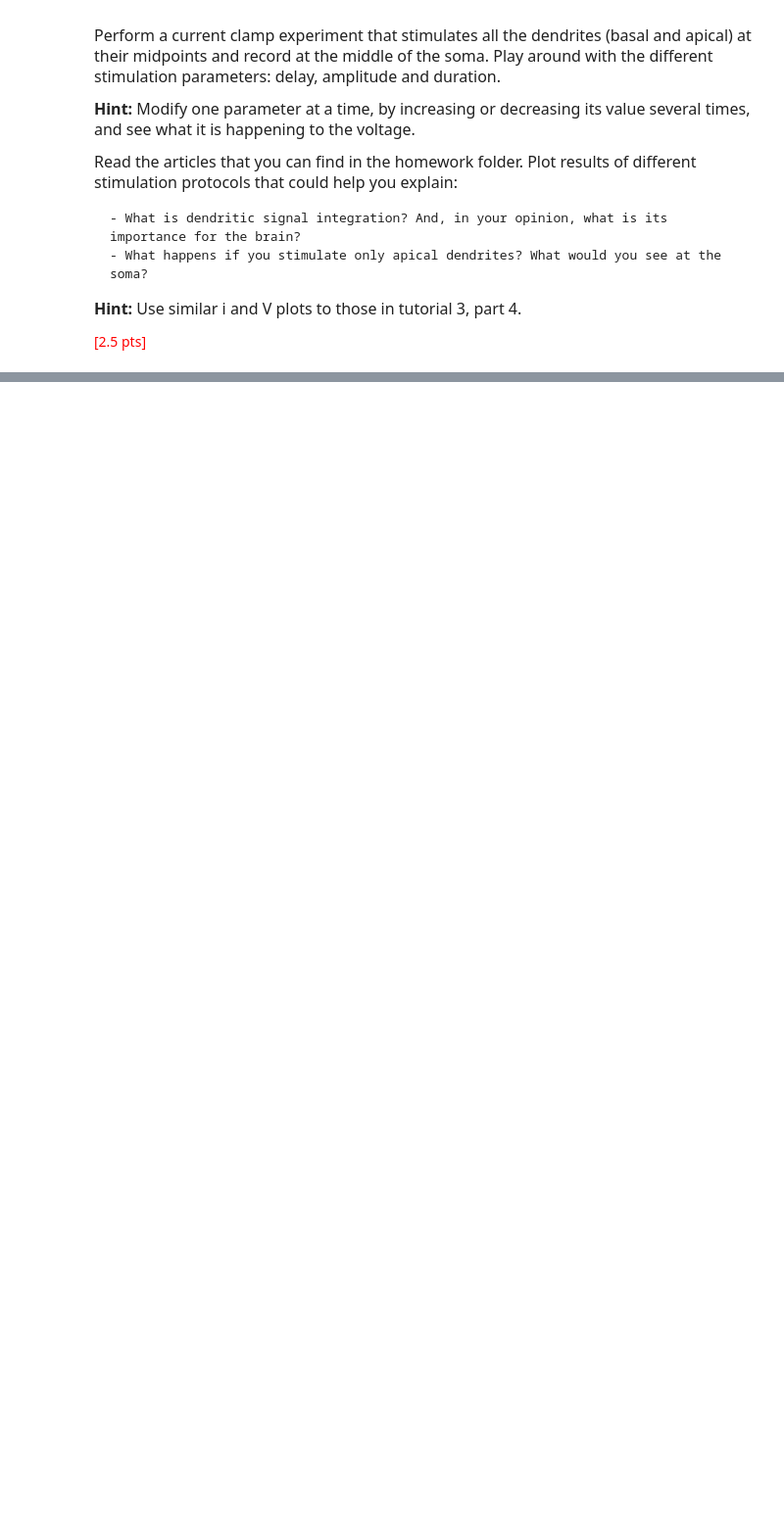
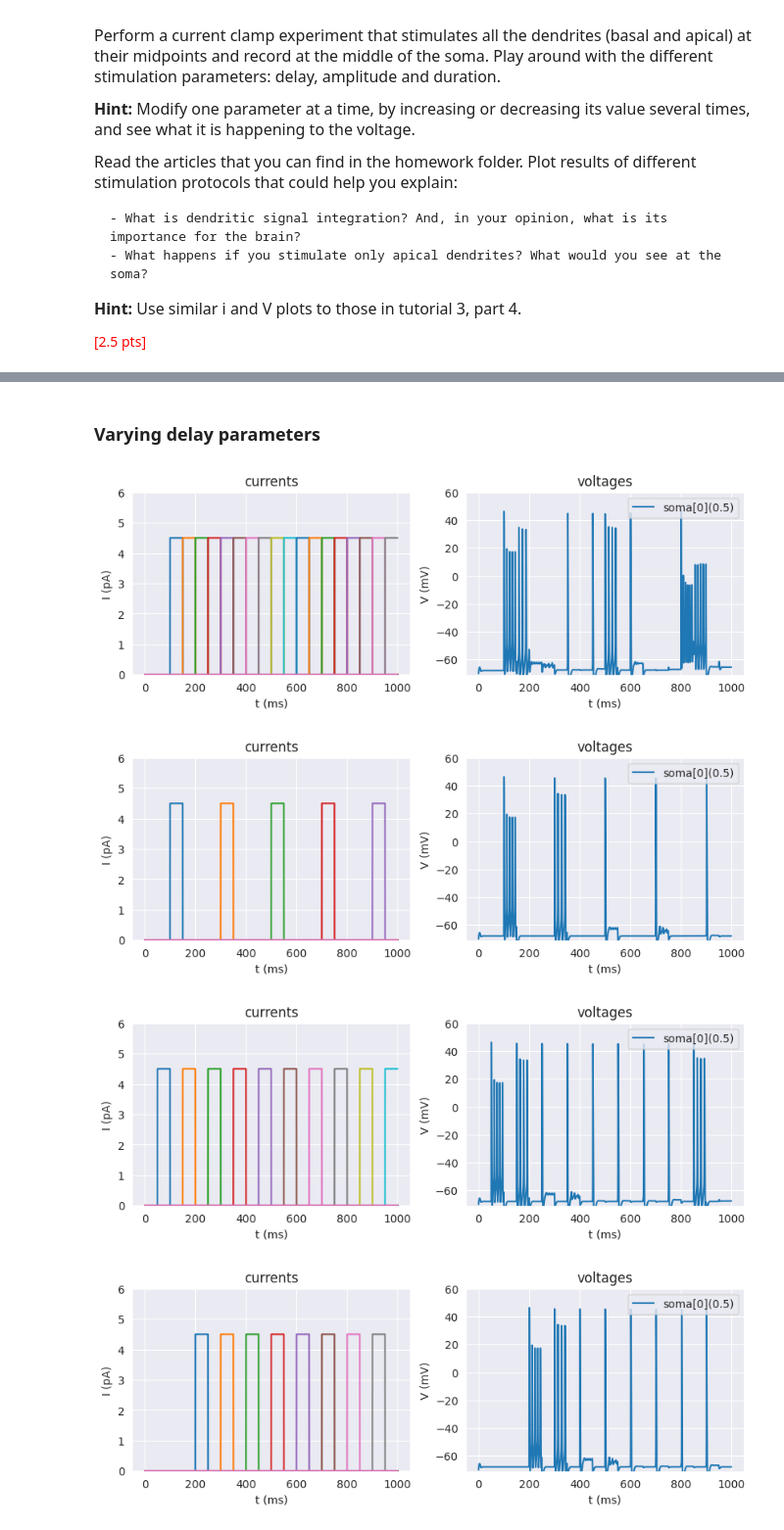
Before and after one commit to ejayromero/biophysics-NX-450, a Jupyter notebook: Week_5/Week5_HomeWork.ipynb, the cells around one changed output, grey strips where cells are left out. Shown at 98% size. Saved outputs shown, nothing was run; the diff lists cells and outputs as text; code cells hidden in the pictures; blank space fills up the shorter version.

```diff
--- a/Week_5/Week5_HomeWork.ipynb
+++ b/Week_5/Week5_HomeWork.ipynb
@@ -55,0 +300,12 @@ __IMPORTANT:__<font size = "3"> Exercises in <font color='red'>red</font> are ma
+# %% [markdown]
+### Varying delay parameters
+# %%
+plot_dendrites_signal(f_idx = 50)
+plot_dendrites_signal(f_idx = 200)
+plot_dendrites_signal(delay = 50)
+plot_dendrites_signal(delay = 200)
+# %% [output]
+[figure, added]
+[figure, added]
+[figure, added]
+[figure, added]
```
Also changed, not shown: parts of 22 cells of this notebook.
